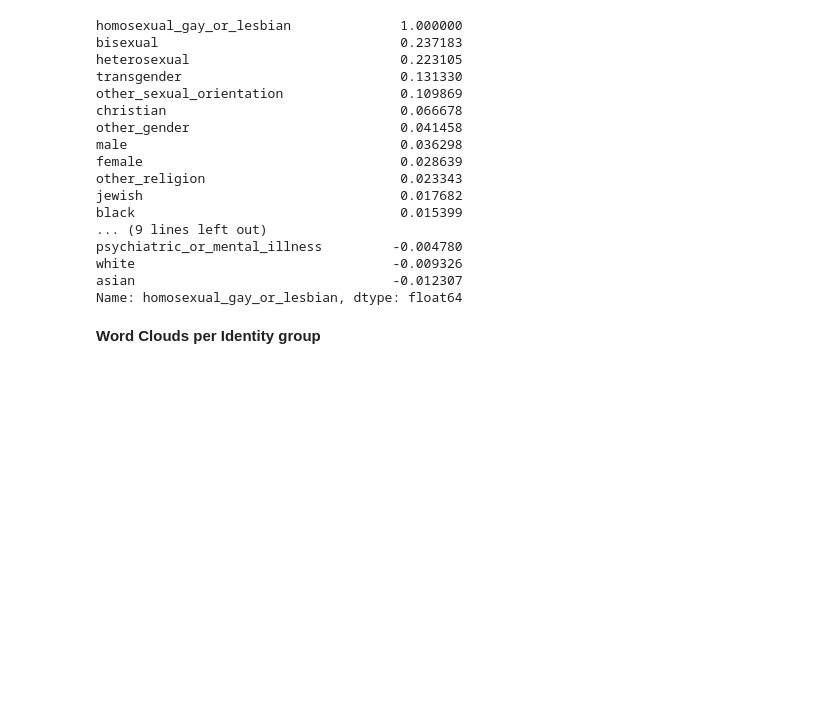
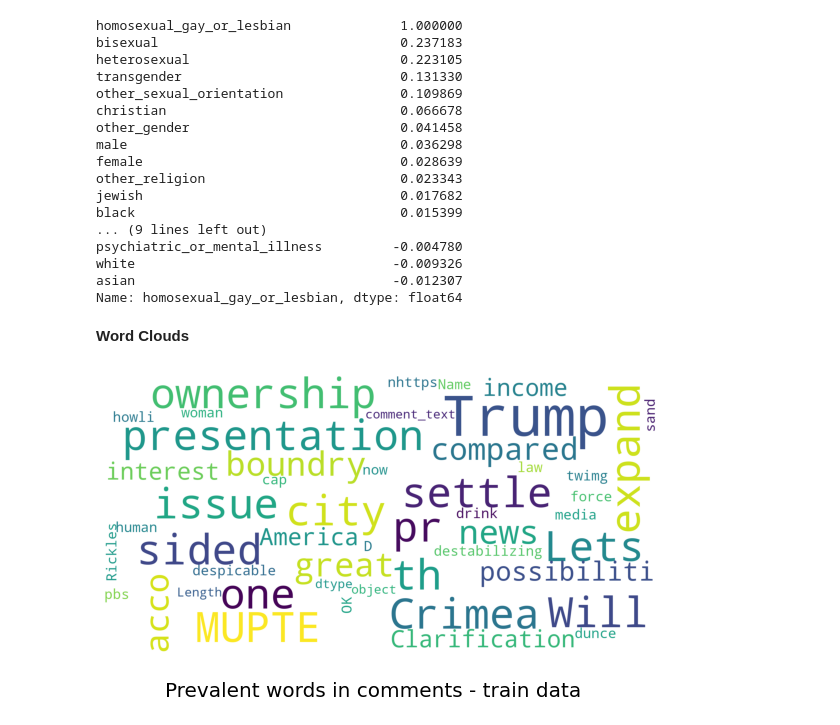
Before and after one commit to dvh549/Text_Mining, a Jupyter notebook: Toxic Comments.ipynb, the cells around one changed output. Drawn from its saved outputs; the diff is of its cells as text; code cells hidden in the pictures; blank space fills up the shorter version.

Commit message:
Included WordCloud

```diff
--- a/Toxic Comments.ipynb
+++ b/Toxic Comments.ipynb
@@ -243,6 +243,6 @@ white                                 -0.009326
 asian                                 -0.012307
 Name: homosexual_gay_or_lesbian, dtype: float64
 # %% [markdown]
-**Word Clouds per Identity group**
+**Word Clouds**
 # %%
 # !pip install wordcloud
@@ -256,0 +252,25 @@ from nltk.tokenize import word_tokenize
+# %%
+stpwrds = set(STOPWORDS)
+
+def show_wordcloud(data, title = None):
+    wordcloud = WordCloud(
+        background_color='white',
+        stopwords=stpwrds,
+        max_words=50,
+        max_font_size=40,
+        scale=5,
+        random_state=1
+    ).generate(str(data))
+
+    fig = plt.figure(1, figsize=(10,10))
+    plt.axis('off')
+    if title:
+        fig.suptitle(title, fontsize=20)
+        fig.subplots_adjust(top=2.3)
+
+    plt.imshow(wordcloud)
+    plt.show()
+# %%
+show_wordcloud(toxic_train['comment_text'].sample(20000), title = 'Prevalent words in comments - train data')
+# %% [output]
+[figure, added]
```
Also changed, not shown: parts of 6 cells of this notebook.
